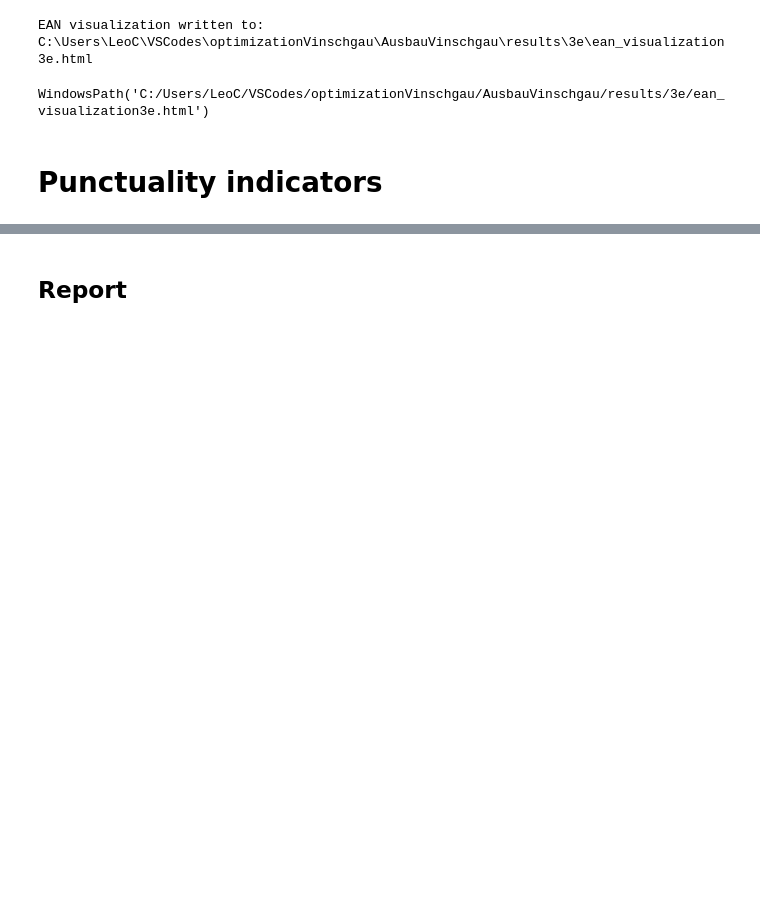
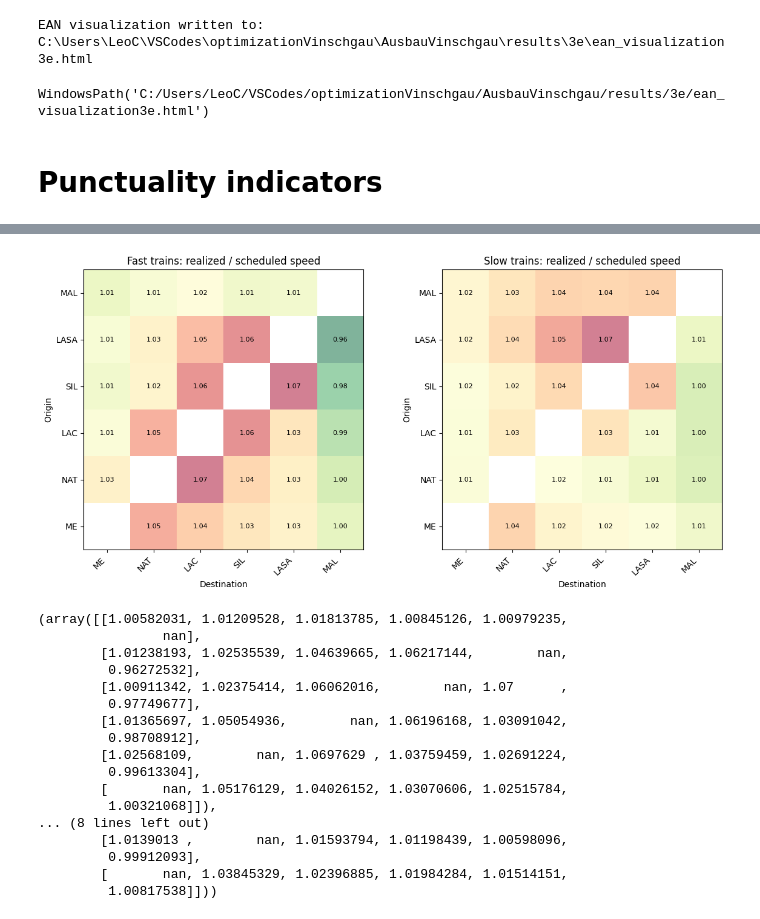
Before and after one commit to pepedigitale/AusbauVinschgau, a Jupyter notebook: ean_simulation/ean_simulation.ipynb, the cells around one changed output, grey strips where cells are left out. Cells and saved outputs as stored; diff of their text form; code cells hidden in the pictures; blank space fills up the shorter version.

```diff
--- a/ean_simulation/ean_simulation.ipynb
+++ b/ean_simulation/ean_simulation.ipynb
@@ -327,24 +304,0 @@ NameError: name 'stop' is not defined
-# %%
-#inject delays manually
-running_edges = [(u, v) for u, v, data in G_scheduled.edges(data=True) if data["kind"] == "running"]
-edge = running_edges[0]
-
-#perturbations = [{},{edge: 60},{edge: 120},{edge: 300}]
-perturbations = [{edge:0}]
-
-
-realized_graphs = []
-
-for p in perturbations:
-
-    G_realized = propagate(G_scheduled, p)
-
-    realized_graphs.append(G_realized)
-
-
-fig, ax = plot_ean(G_scheduled, nodesDf, edgesDf, title="Scheduled vs realized")
-
-for G_realized in realized_graphs:
-    draw_ean(G_realized,nodesDf,ax,alpha=0.2,linewidth_scale=0.8,)
-# %% [markdown]
-## Report
@@ -391,0 +305,21 @@ else:
+# %%
+rp.plot_speed_ratio_matrices(G_scheduled,realized_graphs,nodesDf,("ME", "NAT", "LAC", "SIL", "LASA", "MAL"),output_dir=scenario_dir)
+# %% [output]
+[figure, added]
+(array([[1.00582031, 1.01209528, 1.01813785, 1.00845126, 1.00979235,
+                nan],
+        [1.01238193, 1.02535539, 1.04639665, 1.06217144,        nan,
+         0.96272532],
+        [1.00911342, 1.02375414, 1.06062016,        nan, 1.07      ,
+         0.97749677],
+        [1.01365697, 1.05054936,        nan, 1.06196168, 1.03091042,
+         0.98708912],
+        [1.02568109,        nan, 1.0697629 , 1.03759459, 1.02691224,
+         0.99613304],
+        [       nan, 1.05176129, 1.04026152, 1.03070606, 1.02515784,
+         1.00321068]]),
+... (8 lines left out)
+        [1.0139013 ,        nan, 1.01593794, 1.01198439, 1.00598096,
+         0.99912093],
+        [       nan, 1.03845329, 1.02396885, 1.01984284, 1.01514151,
+         1.00817538]]))
```
Also changed, not shown: parts of 16 cells of this notebook, 8 other files.
